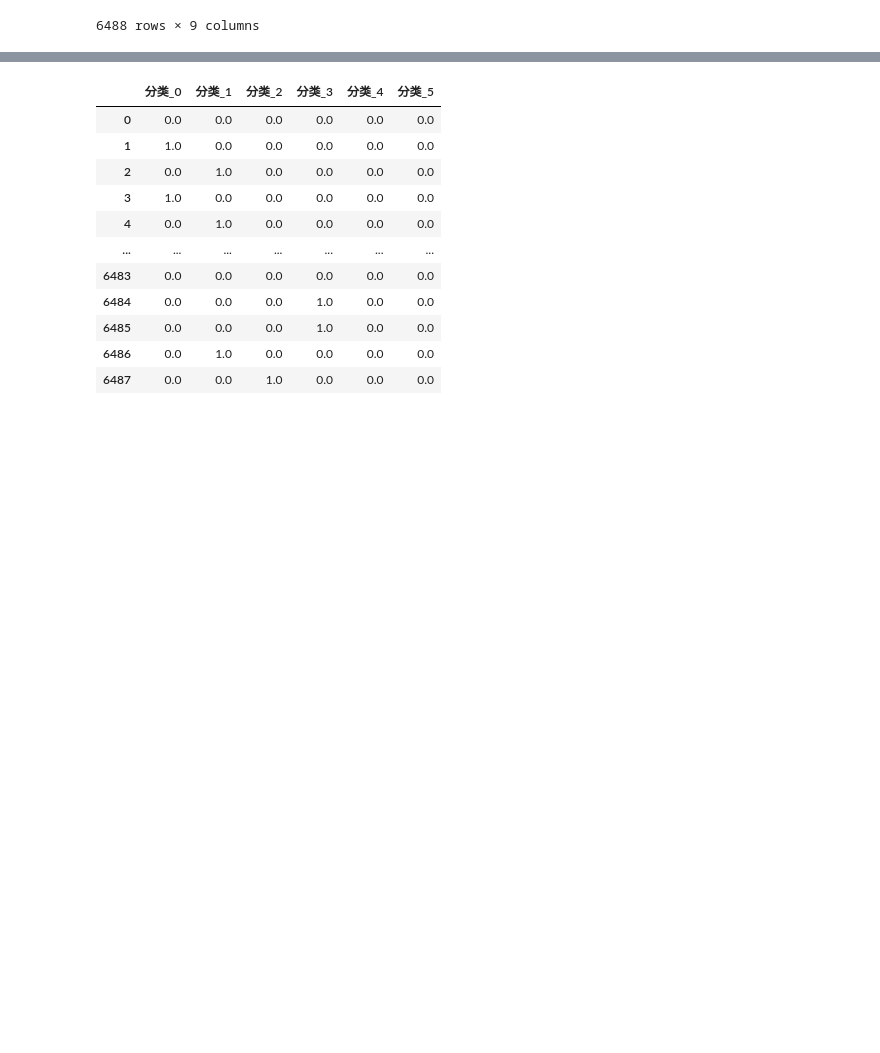
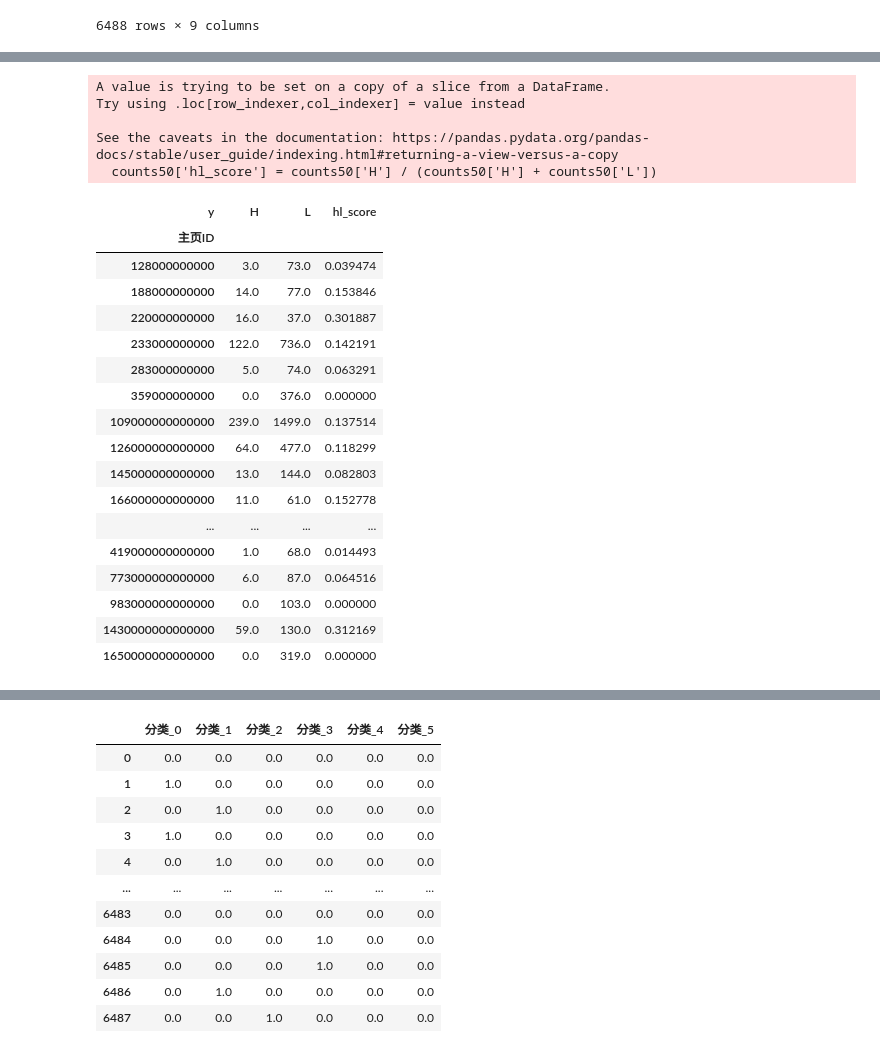
Before and after one commit to ProfFL028/TwilightStruggle, a Jupyter notebook: MachineLearning/practice/1_feature_selection2.ipynb, the cells around one changed output, grey strips where cells are left out. Cells and saved outputs as stored; diff of their text form; code cells hidden in the pictures; blank space fills up the shorter version.

```diff
--- a/MachineLearning/practice/1_feature_selection2.ipynb
+++ b/MachineLearning/practice/1_feature_selection2.ipynb
@@ -37 +87,28 @@ data_remove_bw
+# %%
+counts50['hl_score'] = counts50['H'] / (counts50['H'] + counts50['L'])
+counts50
+# %% [output]
+A value is trying to be set on a copy of a slice from a DataFrame.
+Try using .loc[row_indexer,col_indexer] = value instead
+
+See the caveats in the documentation: https://pandas.pydata.org/pandas-docs/stable/user_guide/indexing.html#returning-a-view-versus-a-copy
+  counts50['hl_score'] = counts50['H'] / (counts50['H'] + counts50['L'])
+| y | H | L | hl_score |
+| 主页ID |  |  |  |
+| 128000000000 | 3.0 | 73.0 | 0.039474 |
+| 188000000000 | 14.0 | 77.0 | 0.153846 |
+| 220000000000 | 16.0 | 37.0 | 0.301887 |
+| 233000000000 | 122.0 | 736.0 | 0.142191 |
+| 283000000000 | 5.0 | 74.0 | 0.063291 |
+| 359000000000 | 0.0 | 376.0 | 0.000000 |
+| 109000000000000 | 239.0 | 1499.0 | 0.137514 |
+| 126000000000000 | 64.0 | 477.0 | 0.118299 |
+| 145000000000000 | 13.0 | 144.0 | 0.082803 |
+| 166000000000000 | 11.0 | 61.0 | 0.152778 |
+| ... | ... | ... | ... |
+| 419000000000000 | 1.0 | 68.0 | 0.014493 |
+| 773000000000000 | 6.0 | 87.0 | 0.064516 |
+| 983000000000000 | 0.0 | 103.0 | 0.000000 |
+| 1430000000000000 | 59.0 | 130.0 | 0.312169 |
+| 1650000000000000 | 0.0 | 319.0 | 0.000000 |
 # %%
```
Also changed, not shown: parts of 20 cells of this notebook, 7 other files.
